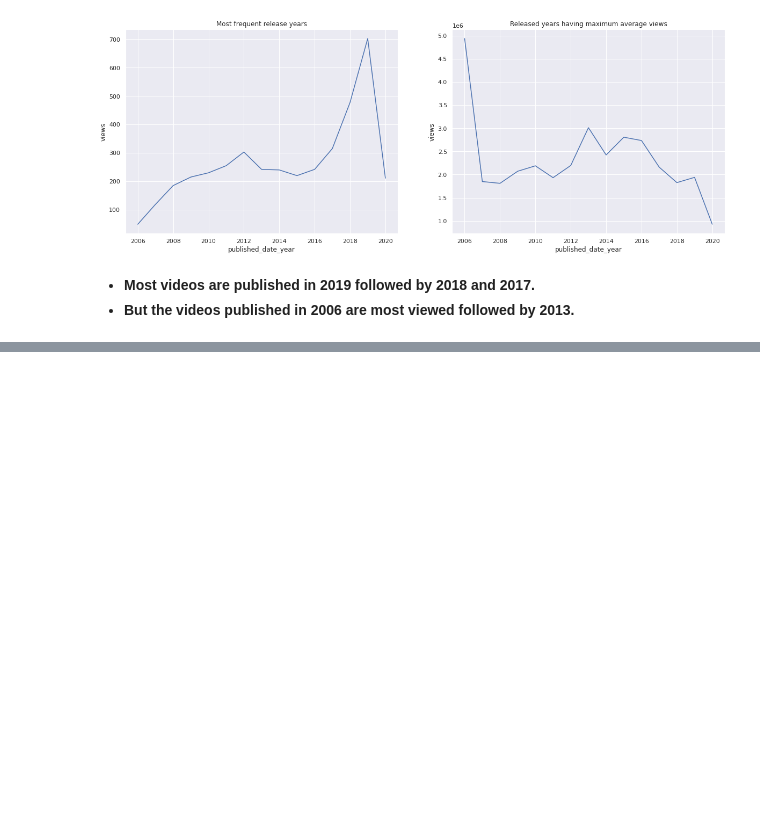
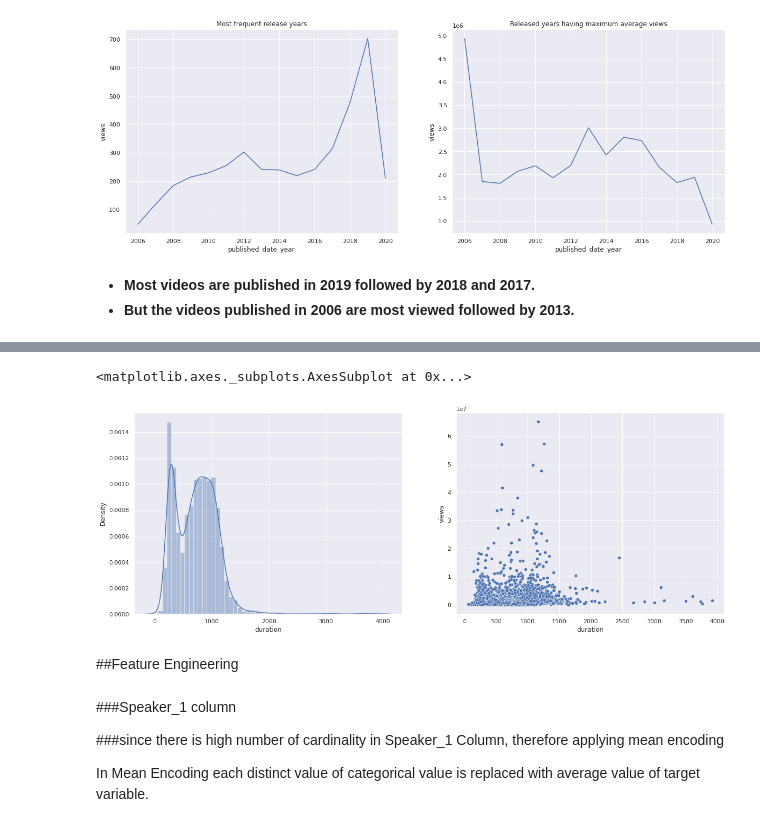
Before and after one commit to Aayushi-Sharma24/TedTalks_Views_Prediction_Regression, a Jupyter notebook: AS_Ted_Talks_Views_Prediction_Capstone_Project.ipynb, the cells around one changed output, grey strips where cells are left out. Saved outputs shown, nothing was run; the diff lists cells and outputs as text; code cells hidden in the pictures; blank space fills up the shorter version.

```diff
--- a/AS_Ted_Talks_Views_Prediction_Capstone_Project.ipynb
+++ b/AS_Ted_Talks_Views_Prediction_Capstone_Project.ipynb
@@ -602,0 +626,20 @@ sns.lineplot(x='published_date_year',y='views',data=pop_rel_year)
+# %%
+#plotting the distplot of duration
+plt.subplots(figsize=(20, 7))
+plt.subplot(1,2,1)
+sns.distplot(df['duration'])
+
+##plotting the scatterplot of duration
+plt.subplot(1,2,2)
+sns.scatterplot(x=df['duration'],y=df['views'],data=df)
+# %% [output]
+<matplotlib.axes._subplots.AxesSubplot at 0x...>
+[figure, added]
+# %% [markdown]
+##Feature Engineering
+# %% [markdown]
+###Speaker_1 column
+
+###since there is high number of cardinality in Speaker_1 Column, therefore applying mean encoding
+
+In Mean Encoding each distinct value of categorical value is replaced with average value of target variable.
```
Also changed, not shown: parts of 45 cells of this notebook.
